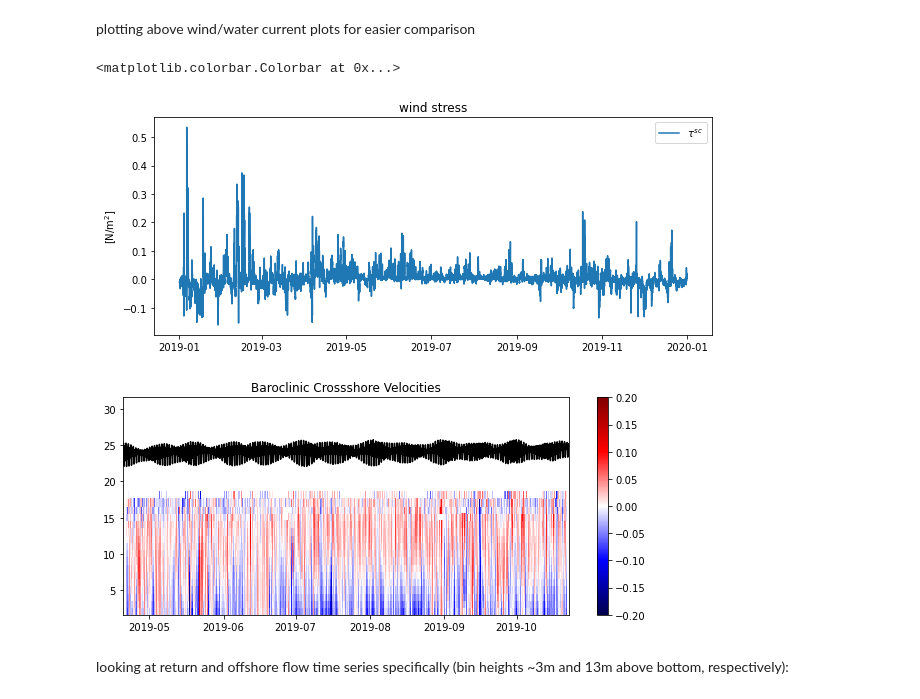
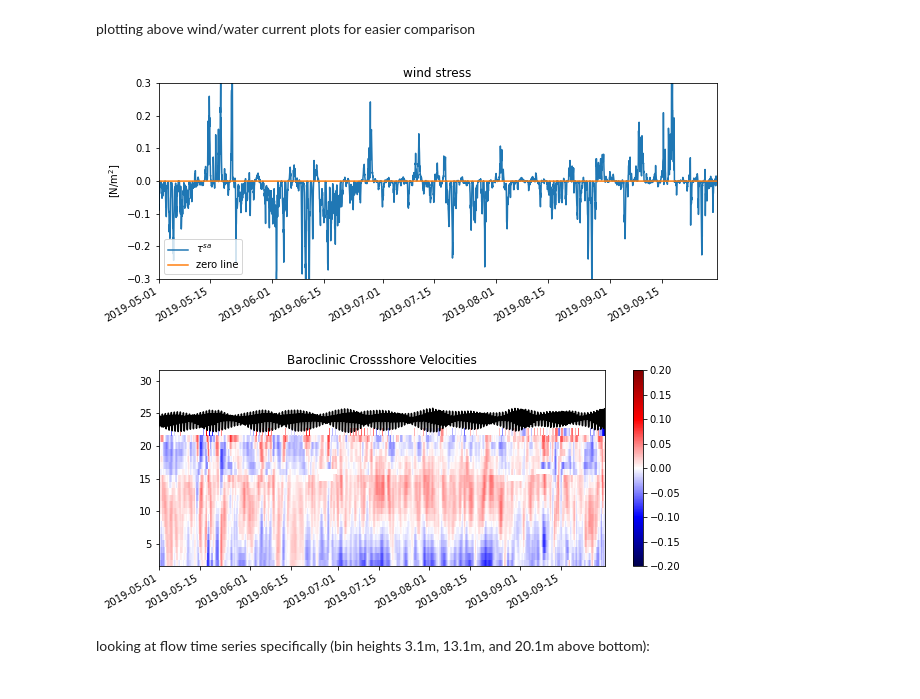
Before and after one commit to ascherer97/REU21, a Jupyter notebook: inshore_adcp_analysis.ipynb, the cells around one changed output. Cells and saved outputs as stored; diff of their text form; code cells hidden in the pictures.

```diff
--- a/inshore_adcp_analysis.ipynb
+++ b/inshore_adcp_analysis.ipynb
@@ -103,7 +85,7 @@ plt.xlim([t1,t2])
 [figure]
 [figure]
 # %%
-good = (ds['bin_depths'] > 7)
+good = (ds['bin_depths'] > 3)
 
 plt.figure(figsize=(8,3))
 plt.pcolor(ds['time'],ds['bin_height'],
@@ -116,10 +98,12 @@ plt.pcolor(ds['time'],ds['bin_height'],ds['u'].T,cmap='seismic', shading='auto')
 plt.plot(ds['time'],ds['depth_from_pressure'],'k-') # convert from dPa to dbar
 plt.clim([-0.4,0.4])
 plt.colorbar()
+plt.title('eastern water velocity')
 
 plt.figure(figsize=(8,3))
 plt.pcolor(ds['time'],ds['bin_height'],ds['u'].where(good).T,cmap='seismic', shading='auto')
 plt.plot(ds['time'],ds['depth_from_pressure'],'k-') # convert from dPa to dbar
 plt.clim([-0.4,0.4])
 plt.colorbar()
+plt.title('eastern water velocity')
 # %% [output]
@@ -258,0 +129,9 @@ plt.xlim([t1,t2])
+# %%
+#to perform filtering, first assign new data array with pl64 applied to each cross shore/along shore data
+#then merge this data array with the main dataset
+temp = xr.DataArray(ts.pl64(ds['u'],0.5),coords=(ds['obs'],ds['bin']),dims=('obs','bin'),
+                    name='u_fil')
+ds = ds.merge(temp)
+temp = xr.DataArray(ts.pl64(ds['v'],0.5),coords=(ds['obs'],ds['bin']),dims=('obs','bin'),
+                    name='v_fil')
+ds = ds.merge(temp)
@@ -326,13 +236,13 @@ test = ts.depthavg(ds['cs_bar'].where(good),
                   ds['bin_depths_avg'],
                   ds['bottom_depth_avg'],
                   ds['sea_surface'])
-ds['test'] = xr.DataArray(uda,dims='obs')
+ds['test'] = xr.DataArray(test,dims='obs')
 ds['test'].attrs['units'] = 'm/s'
 
 plt.figure(figsize=(20,5))
 plt.plot(ds['time'],ds['test'])
 plt.plot(ds['time'],ds['cs_da'])
-plt.legend(['alongshore','crossshore'])
+plt.legend(['post-correction','pre-correction'])
 plt.title('Crossshore depth average after depth average and filter correction is applied')
 plt.ylabel('[m/s]')
 plt.xlim([t1,t2])
@@ -394,21 +304,29 @@ plt.legend(['$\\tau^{sc}$','$\\tau^{sa}$'])
 # %% [markdown]
 plotting above wind/water current plots for easier comparison
 # %%
+t1 = np.datetime64('2019-05-01 00:00:00')
+t2 = np.datetime64('2019-09-30 00:00:00')
+
 plt.figure(figsize=(10,4))
-plt.plot(ds_wind['time'],ds_wind['tau_x'])
+plt.plot(ds_wind['time'],ds_wind['tau_y'])
+plt.plot(ds['time'],zero)
 plt.ylabel('[N/m$^2$]')
 plt.title('wind stress')
-plt.legend(['$\\tau^{sc}$','$\\tau^{sa}$'])
+plt.legend(['$\\tau^{sa}$','zero line'], loc=3)
+plt.xlim([t1,t2])
+plt.ylim([-0.3,0.3])
+plt.gcf().autofmt_xdate()
 
 plt.figure(figsize=(10,4))
 plt.pcolor(ds['time'],ds['bin_height'],ds['cs_bar'].where(good).T,cmap='seismic', shading='auto')
 plt.plot(ds['time'],ds['depth_from_pressure'],'k-') # convert from dPa to dbar
 plt.clim([-0.2,0.2])
 plt.title('Baroclinic Crossshore Velocities')
 plt.colorbar()
+plt.xlim([t1,t2])
+plt.gcf().autofmt_xdate()
 # %% [output]
-<matplotlib.colorbar.Colorbar at 0x...>
-[figure, old version]
+[figure, new version]
-[figure, old version]
+[figure, new version]
 # %% [markdown]
-looking at return and offshore flow time series specifically (bin heights ~3m and 13m above bottom, respectively):
+looking at flow time series specifically (bin heights 3.1m, 13.1m, and 20.1m above bottom):
```
Also changed, not shown: parts of 22 cells of this notebook.
